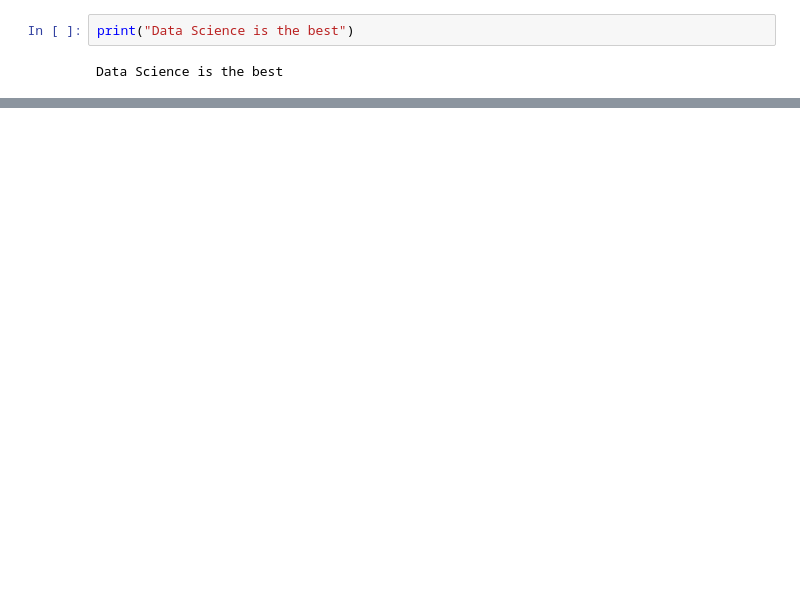
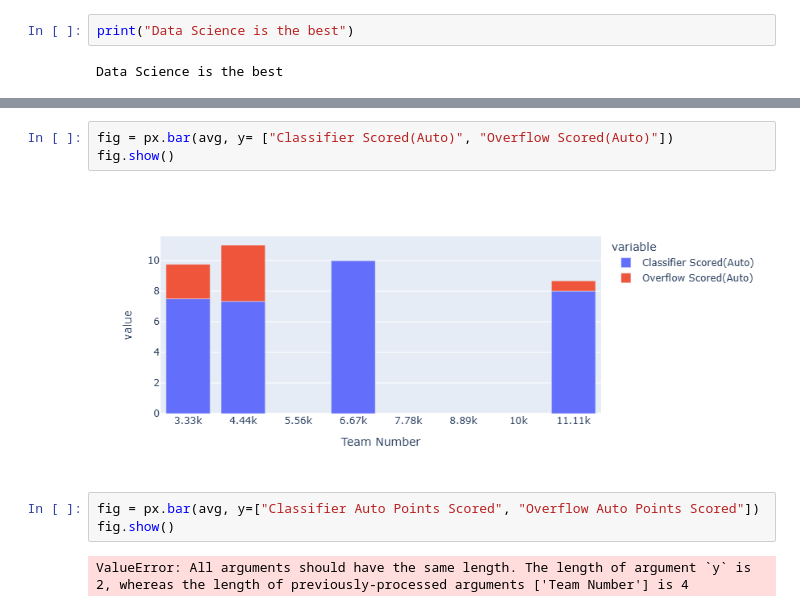
Before and after one commit to GirlsOfSteelRobotics/2025FTCScoutingApp, a Jupyter notebook: mock_data.ipynb, the cells around one changed output, grey strips where cells are left out. Saved outputs shown, nothing was run; the diff lists cells and outputs as text; blank space fills up the shorter version.

```diff
--- a/mock_data.ipynb
+++ b/mock_data.ipynb
@@ -77,0 +120,10 @@ fig.show()
+# %%
+fig = px.bar(avg, y= ["Classifier Scored(Auto)", "Overflow Scored(Auto)"])
+fig.show()
+# %% [output]
+[figure, added]
+# %%
+fig = px.bar(avg, y=["Classifier Auto Points Scored", "Overflow Auto Points Scored"])
+fig.show()
+# %% [output]
+ValueError: All arguments should have the same length. The length of argument `y` is 2, whereas the length of previously-processed arguments ['Team Number'] is 4
```
Also changed, not shown: parts of 8 cells of this notebook.
